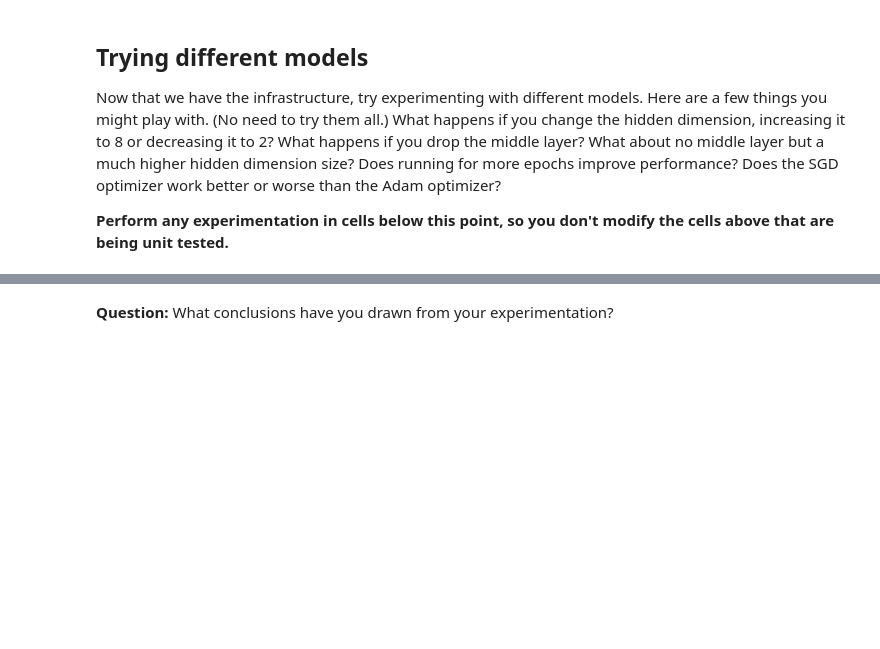
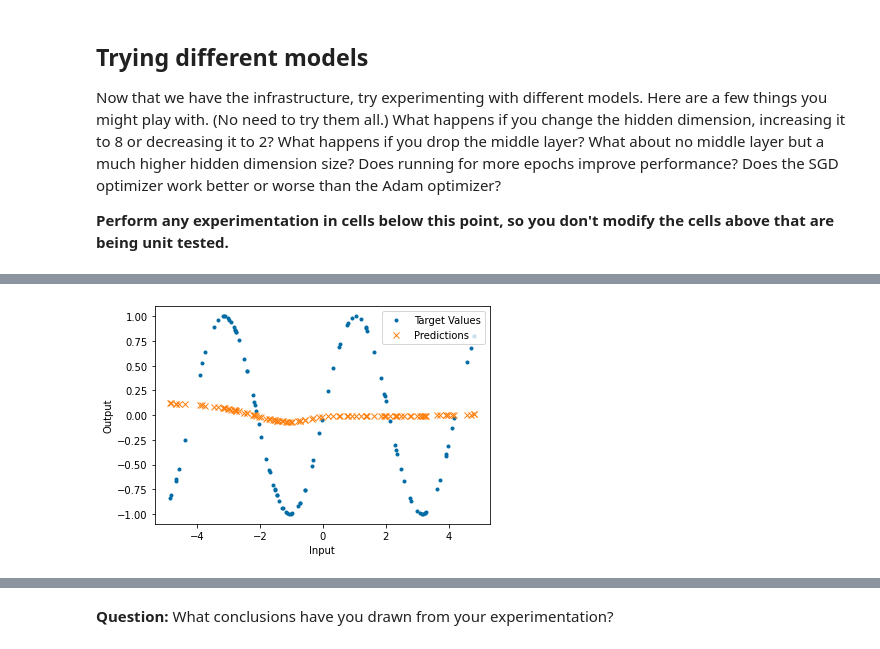
Before and after one commit to mgilbert1/lab1-5, a Jupyter notebook: lab1-5.ipynb, the cells around one changed output, grey strips where cells are left out. Drawn from its saved outputs; the diff is of its cells as text; code cells hidden in the pictures; blank space fills up the shorter version.

```diff
--- a/lab1-5.ipynb
+++ b/lab1-5.ipynb
@@ -541,0 +667,7 @@ Now that we have the infrastructure, try experimenting with different models. He
+# %%
+model.reset_state()
+optim_sgd = torch.optim.SGD(model.parameters(), lr = LEARNING_RATE)
+train_model(model, criterion, optim_sgd, train_data)
+loss, predictions = eval_model(model, criterion, test_data)
+visualize_predictions(test_data, predictions)
+# %% [output]
@@ -541,0 +691 @@ Now that we have the infrastructure, try experimenting with different models. He
+[figure, added]
```
Also changed, not shown: parts of 38 cells of this notebook, 3 other files.
